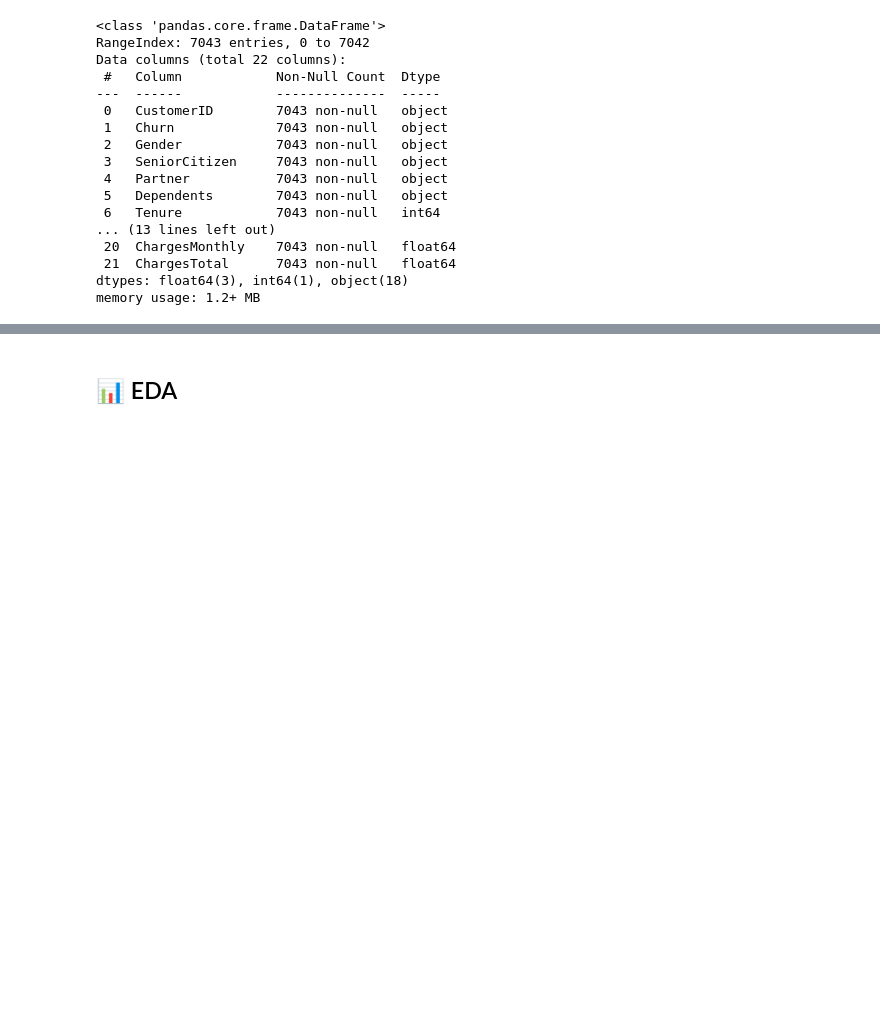
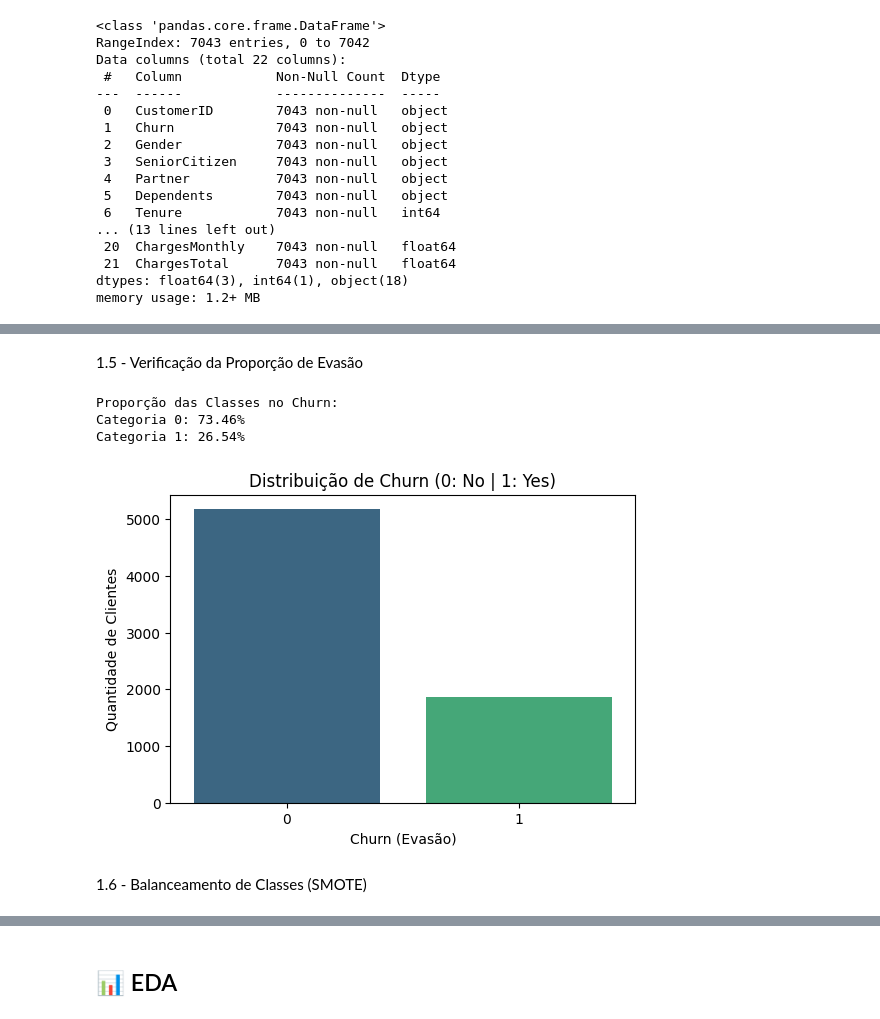
Before and after one commit to jcmaiolo/telecom_x_parte2_prevendo_churn, a Jupyter notebook: telecom_x_parte2_prevendo_churn.ipynb, the cells around one changed output, grey strips where cells are left out. Drawn from its saved outputs; the diff is of its cells as text; code cells hidden in the pictures; blank space fills up the shorter version.

```diff
--- a/telecom_x_parte2_prevendo_churn.ipynb
+++ b/telecom_x_parte2_prevendo_churn.ipynb
@@ -104,0 +104,32 @@ dtype: int64
+# %% [markdown]
+1.5 - Verificação da Proporção de Evasão
+# %%
+import seaborn as sns
+import matplotlib.pyplot as plt
+import warnings
+
+# Comando para esconder os avisos (warnings)
+warnings.filterwarnings('ignore')
+
+# Cálculo da proporção
+proporcao = df['Churn'].value_counts(normalize=True) * 100
+
+print("Proporção das Classes no Churn:")
+for categoria, valor in proporcao.items():
+    print(f"Categoria {categoria}: {valor:.2f}%")
+
+
+# Gráfico:
+plt.figure(figsize=(6,4))
+sns.countplot(x='Churn', data=df, hue='Churn', palette='viridis', legend=False)
+plt.title('Distribuição de Churn (0: No | 1: Yes)')
+plt.ylabel('Quantidade de Clientes')
+plt.xlabel('Churn (Evasão)')
+plt.show()
+# %% [output]
+Proporção das Classes no Churn:
+Categoria 0: 73.46%
+Categoria 1: 26.54%
+[figure, added]
+# %% [markdown]
+1.6 - Balanceamento de Classes (SMOTE)
```
Also changed, not shown: parts of 24 cells of this notebook.
